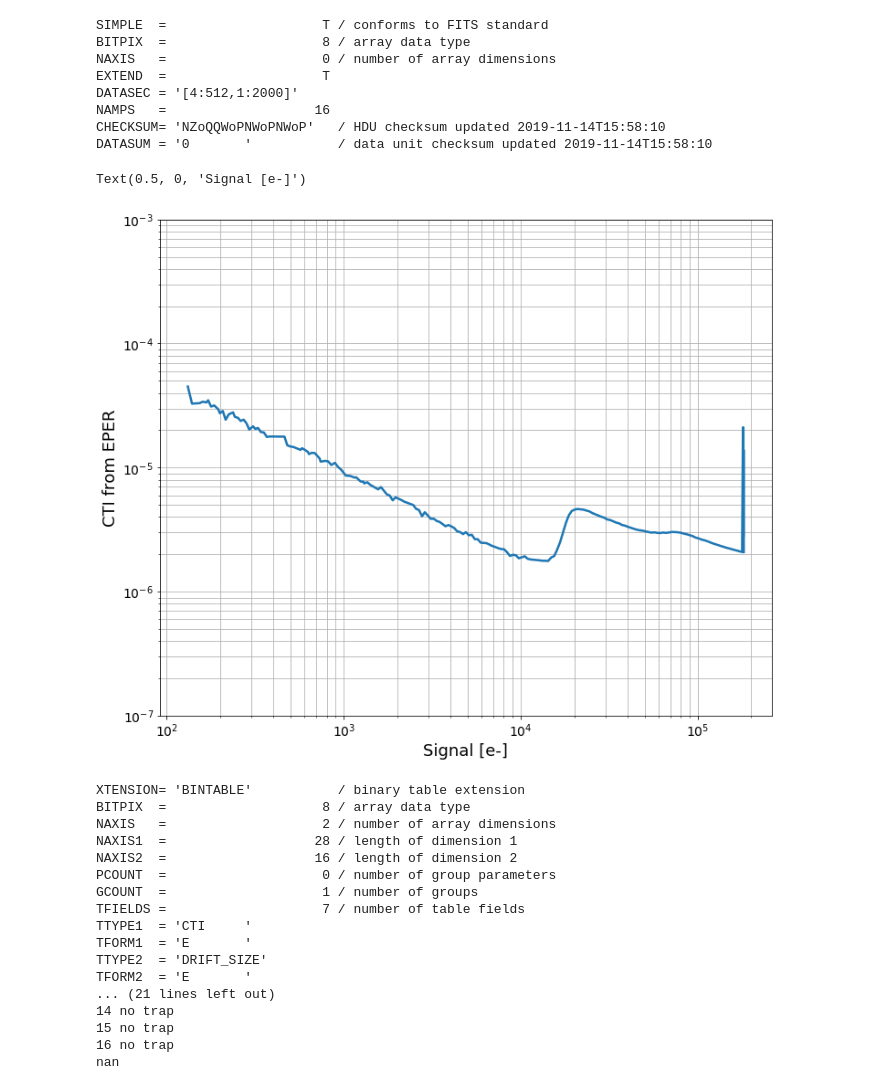
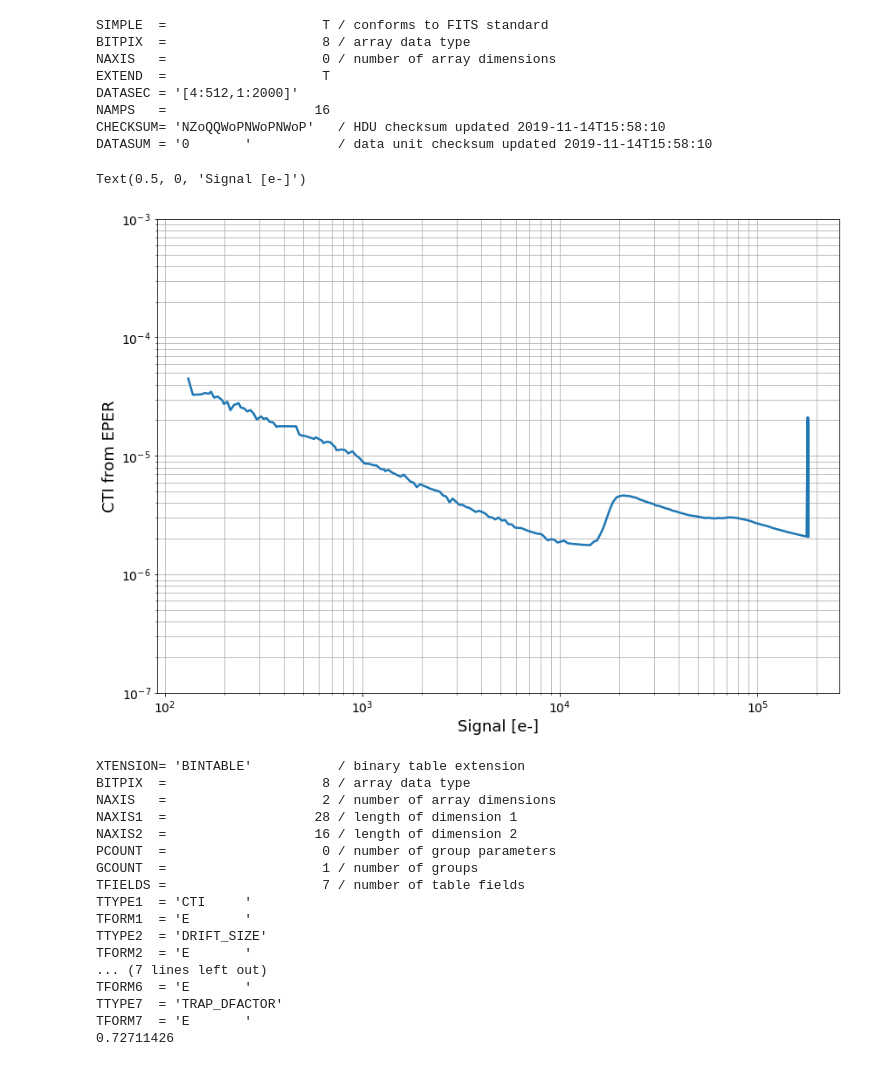
Before and after one commit to Snyder005/ctisim, a Jupyter notebook: notebooks/OverscanTesting.ipynb, the cells around one changed output. Drawn from its saved outputs; the diff is of its cells as text; code cells hidden in the pictures.

Commit message:
SimulateTrapModel tested and debugged.

```diff
--- a/notebooks/OverscanTesting.ipynb
+++ b/notebooks/OverscanTesting.ipynb
@@ -27,32 +27,32 @@ CHECKSUM= 'NZoQQWoPNWoPNWoP'   / HDU checksum updated 2019-11-14T15:58:10
 DATASUM = '0       '           / data unit checksum updated 2019-11-14T15:58:10
 # %%
 ##CTI vs Signal for Data
-fig, ax = plt.subplots(1, 1, figsize=(12, 10))
+fig, ax = plt.subplots(1, 1, figsize=(14, 10))
 
 amp = 7
 data = hdul[amp].data
 signal_all = data['FLUX']
 indices = np.argsort(signal_all)
 signal_data = signal_all[indices]
 
 last_pix = data['MEANROW'][:, 511]
 oscan1 = data['MEANROW'][:, 512]
 #oscan2 = data['MEANROW'][:, 513]
 oscan2 = 0
 cti_data = ((oscan1+oscan2)/(512*last_pix))[indices]
 
 ax.plot(signal_data, cti_data, linewidth=2.5)
 
 ax.set_yscale('log')
 ax.set_xscale('log')
 ax.set_ylim(1.E-7, 1.E-3)
 ax.tick_params(axis='both', which='major', labelsize=14)
 ax.grid(which='both')
 ax.set_ylabel('CTI from EPER', fontsize=18)
 ax.set_xlabel('Signal [e-]', fontsize=18)
 # %% [output]
 Text(0.5, 0, 'Signal [e-]')
-[figure, old version]
+[figure, new version]
 # %%
 ## Low signal trapping
 mcmc_results = fits.open('../examples/data/ITL_overscan_mcmc_results.fits')
@@ -60,12 +60,8 @@ mcmc_data = mcmc_results[1].data
 
 print(repr(mcmc_results[1].header))
 
-for amp in range(1, 17):
-    size = mcmc_data['TRAP_SIZE'][amp-1]
-    if size == 0.0:
-        print(amp, 'no trap')
-
 ## Trap parameters
+amp=7
 cti = mcmc_data['CTI'][amp-1]
 size = mcmc_data['TRAP_SIZE'][amp-1]
 emission_time = mcmc_data['TRAP_TAU'][amp-1]
@@ -92,9 +88,9 @@ TTYPE1  = 'CTI     '
 TFORM1  = 'E       '
 TTYPE2  = 'DRIFT_SIZE'
 TFORM2  = 'E       '
-... (21 lines left out)
-14 no trap
-15 no trap
-16 no trap
-nan
+... (7 lines left out)
+TFORM6  = 'E       '
+TTYPE7  = 'TRAP_DFACTOR'
+TFORM7  = 'E       '
+0.72711426
 # %%
```
Also changed, not shown: parts of 6 cells of this notebook, 2 other files.
